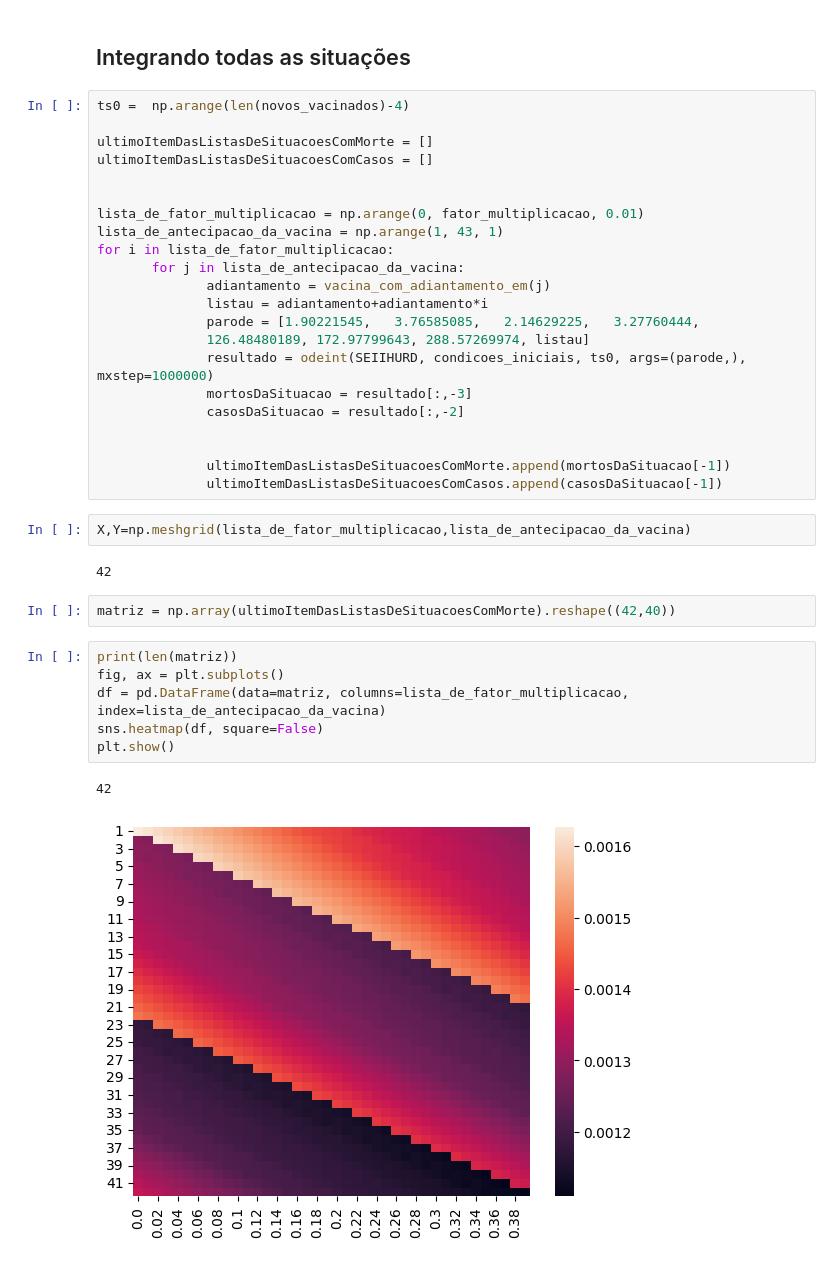
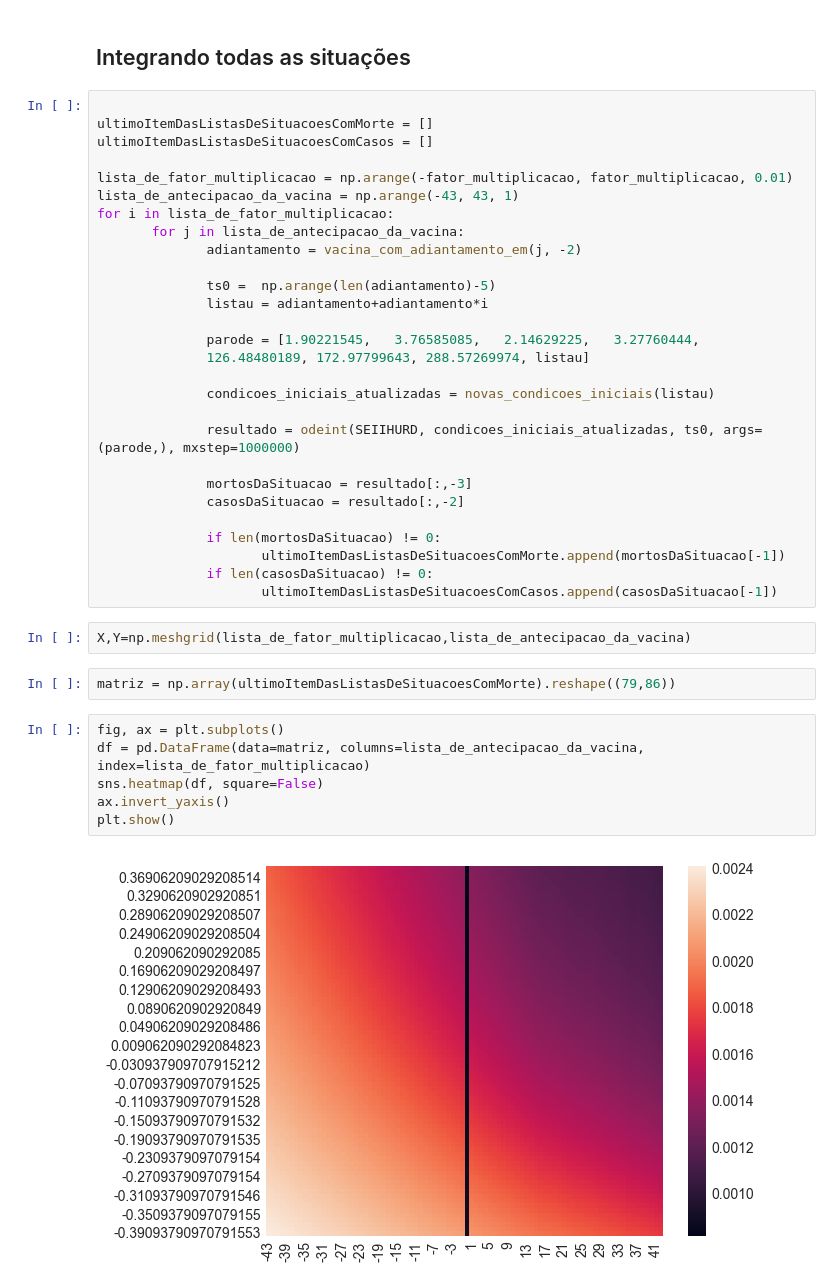
Before and after one commit to filipe7788/SEIHURD, a Jupyter notebook: cenarios_de_simulacao/mapa_de_calor.ipynb, the cells around one changed output. Saved outputs shown, nothing was run; the diff lists cells and outputs as text.

```diff
--- a/cenarios_de_simulacao/mapa_de_calor.ipynb
+++ b/cenarios_de_simulacao/mapa_de_calor.ipynb
@@ -289,39 +340,42 @@ def vacina_com_adiantamento_em(dias):
 # %% [markdown]
 ## Integrando todas as situações
 # %%
-ts0 =  np.arange(len(novos_vacinados)-4)
 
 ultimoItemDasListasDeSituacoesComMorte = []
 ultimoItemDasListasDeSituacoesComCasos = []
 
-
-lista_de_fator_multiplicacao = np.arange(0, fator_multiplicacao, 0.01)
-lista_de_antecipacao_da_vacina = np.arange(1, 43, 1)
+lista_de_fator_multiplicacao = np.arange(-fator_multiplicacao, fator_multiplicacao, 0.01)
+lista_de_antecipacao_da_vacina = np.arange(-43, 43, 1)
 for i in lista_de_fator_multiplicacao:
        for j in lista_de_antecipacao_da_vacina:
-              adiantamento = vacina_com_adiantamento_em(j)
+              adiantamento = vacina_com_adiantamento_em(j, -2)
+
+              ts0 =  np.arange(len(adiantamento)-5)
               listau = adiantamento+adiantamento*i
+
               parode = [1.90221545,   3.76585085,   2.14629225,   3.27760444,
               126.48480189, 172.97799643, 288.57269974, listau]
-              resultado = odeint(SEIIHURD, condicoes_iniciais, ts0, args=(parode,), mxstep=1000000)
+
+              condicoes_iniciais_atualizadas = novas_condicoes_iniciais(listau)
+
+              resultado = odeint(SEIIHURD, condicoes_iniciais_atualizadas, ts0, args=(parode,), mxstep=1000000)
+
               mortosDaSituacao = resultado[:,-3]
               casosDaSituacao = resultado[:,-2]
 
-
-              ultimoItemDasListasDeSituacoesComMorte.append(mortosDaSituacao[-1])
-              ultimoItemDasListasDeSituacoesComCasos.append(casosDaSituacao[-1])
+              if len(mortosDaSituacao) != 0:
+                     ultimoItemDasListasDeSituacoesComMorte.append(mortosDaSituacao[-1])
+              if len(casosDaSituacao) != 0:
+                     ultimoItemDasListasDeSituacoesComCasos.append(casosDaSituacao[-1])
 # %%
 X,Y=np.meshgrid(lista_de_fator_multiplicacao,lista_de_antecipacao_da_vacina)
-# %% [output]
-42
 # %%
-matriz = np.array(ultimoItemDasListasDeSituacoesComMorte).reshape((42,40))
+matriz = np.array(ultimoItemDasListasDeSituacoesComMorte).reshape((79,86))
 # %%
-print(len(matriz))
 fig, ax = plt.subplots()
-df = pd.DataFrame(data=matriz, columns=lista_de_fator_multiplicacao, index=lista_de_antecipacao_da_vacina)
+df = pd.DataFrame(data=matriz, columns=lista_de_antecipacao_da_vacina, index=lista_de_fator_multiplicacao)
 sns.heatmap(df, square=False)
+ax.invert_yaxis()
 plt.show()
 # %% [output]
-42
-[figure, old version]
+[figure, new version]
```
Also changed, not shown: parts of 4 cells of this notebook.
